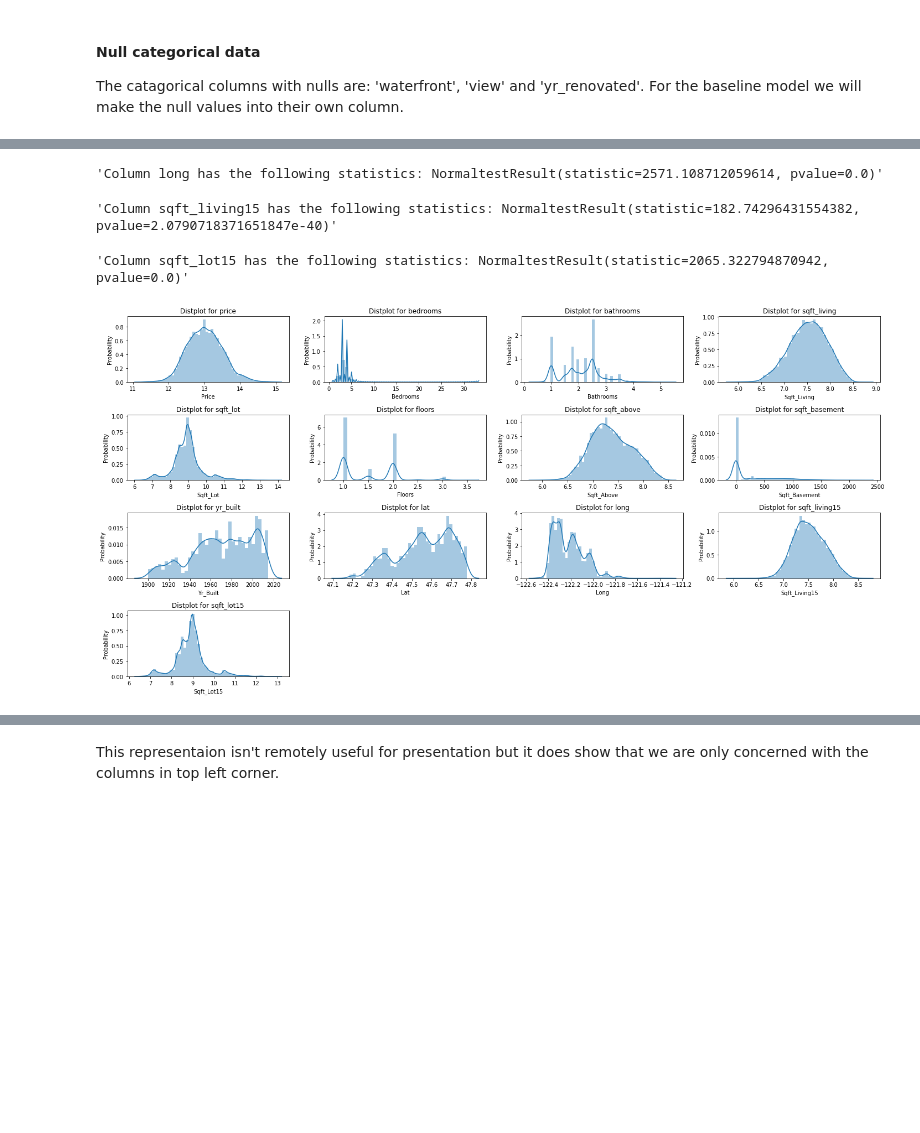
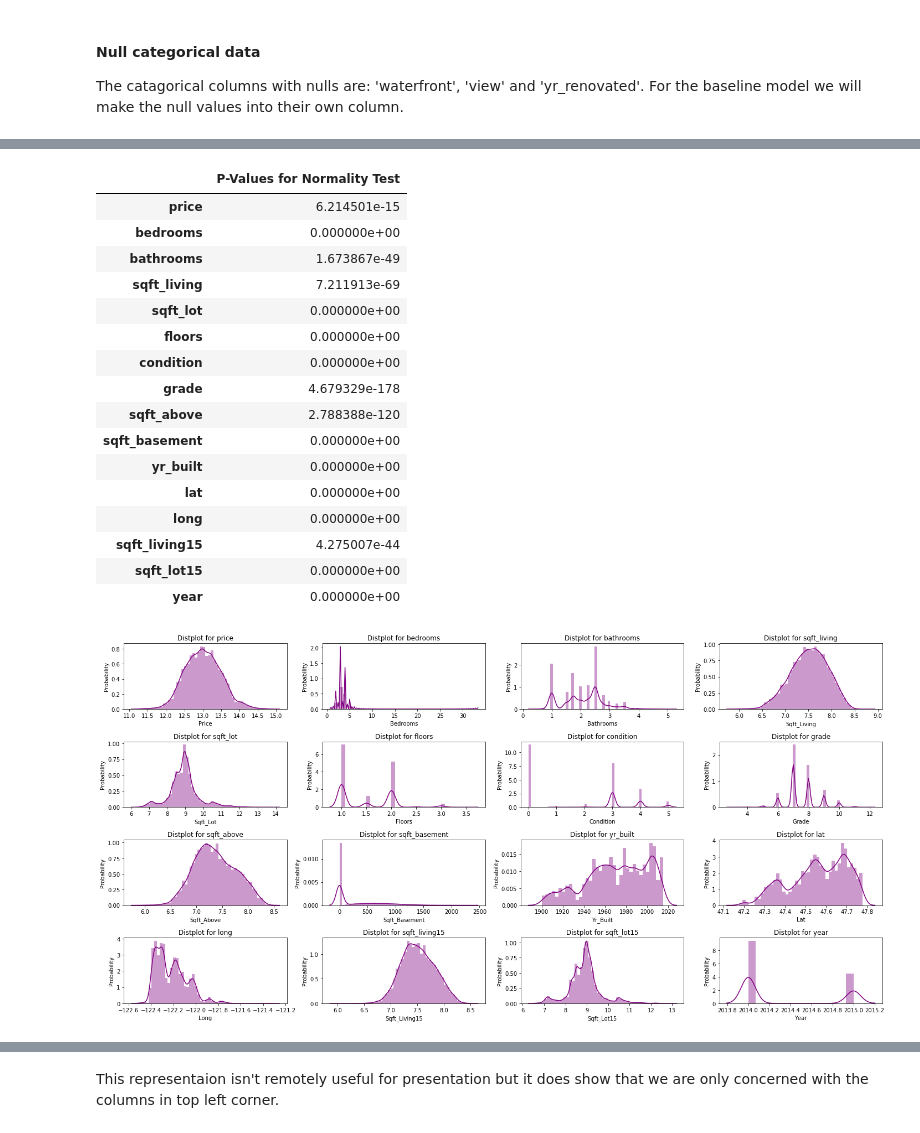
Before and after one commit to minthammock/dsc-mod-2-project-v2-1-onl01-dtsc-pt-041320, a Jupyter notebook: student.ipynb, the cells around one changed output, grey strips where cells are left out. Saved outputs shown, nothing was run; the diff lists cells and outputs as text; code cells hidden in the pictures; blank space fills up the shorter version.

```diff
--- a/student.ipynb
+++ b/student.ipynb
@@ -110,3 +110,12 @@ dtype: object
+# %%
+# Use the datetime module to create the new columns
+dfInitial['day'] = pd.to_datetime(dfInitial['date']).dt.day_name()
+dfInitial['month'] = pd.DatetimeIndex(pd.to_datetime(dfInitial['date'])).month
+dfInitial['year'] = pd.DatetimeIndex(pd.to_datetime(dfInitial['date'])).year
+dfInitial['date']
+
+# We drop the original date column which has been parted out into multiple pieces
+dfInitial.drop(columns = 'date', inplace = True)
 # %% [markdown]
 ### Numerical
 # %% [markdown]
@@ -145,13 +137,15 @@ We now look to re-assign to categories. When looking at our columns, there are s
 # %%
 # We are going to do something special to the 'yr_renovated' column to change its type to  first
 dfInitial['yr_renovated'] = dfInitial['yr_renovated'].apply(lambda x: int(x) if x == None else x)
+
 # dfInitial['yr_renovated'] = dfInitial['yr_renovated'].astype('object')
 dfInitial['view'] = dfInitial['view'].apply(lambda x: int(x) if x == None else x)
 dfInitial['view'] = dfInitial['view'].astype('object')
-catCols = ['waterfront', 'view', 'condition', 'grade', 'zipcode'] #'yr_built', 'yr_renovated',
+catCols = ['waterfront', 'zipcode', 'day', 'month']
 dfInitial[catCols] = dfInitial[catCols].astype('category')
+
+# A final check to make sure that everything took.
 dfInitial.info()
-dfInitial['yr_renovated']
 # %% [output]
 <class 'pandas.core.frame.DataFrame'>
 RangeIndex: 21597 entries, 0 to 21596
@@ -327,0 +306,2 @@ Our data is almost clean enough to begin modeling. The final step will be to rem
+# %%
+dfInitial['yr_renovated'] = dfInitial['yr_renovated'].astype('category')
@@ -328,4 +313,4 @@ Our data is almost clean enough to begin modeling. The final step will be to rem
 # %%
-dfInitial = customModule.dropNumericOutliers(dfInitial, stdRange = 3, outliersPerRow = 1)
+dfInitial = customModule.dropNumericOutliers(dfInitial, stdRange = 2.8, outliersPerRow = 1)
 dfInitial
 # %% [output]
@@ -555,16 +552,41 @@ This are looking linear in general. We will proceed with the baseline model as t
 # %%
+# Here we drop the id column as it will not be used in our model
 dfNumeric = dfPreprocessed.select_dtypes(['int64','float64']).drop(labels = 'id', axis = 1).copy()
+
+# We have identified the columns that will benefit from log transformation under the hood. Running this code block
+# without the transformation will show as much.
 locColumns = ['price', 'sqft_living', 'sqft_living15', 'sqft_above', 'sqft_lot', 'sqft_lot15']
 dfNumeric[locColumns] = dfNumeric[locColumns].applymap(lambda x: np.log(x))
+
+# we now plot the distribution for each column and display a dataframe with the pvalues from a rigorous normal test
 plt.figure(figsize=(20,10))
 plotNum = 1
+pvalueDict = {}
 for x in dfNumeric.columns:
-    axes = plt.subplot(4, 4, plotNum)
-    sns.distplot(a = dfNumeric[x], ax = axes, norm_hist = True)
-    plotNum += 1
-    plt.title(f'Distplot for {x}')
-    plt.xlabel(f'{x.title()}')
-    plt.ylabel(f'Probability')
-    display(f'Column {x} has the following statistics: {stats.normaltest(dfNumeric[x])}')
+    try:
+        axes = plt.subplot(4, 4, plotNum)
+        sns.distplot(a = dfNumeric[x], ax = axes, norm_hist = True, color = 'purple')
+        plotNum += 1
+        plt.title(f'Distplot for {x}')
+        plt.xlabel(f'{x.title()}')
+        plt.ylabel(f'Probability')
+        pvalueDict[x] = stats.normaltest(dfNumeric[x])[1]
+#         display(f'Column {x} has the following statistics: {stats.normaltest(dfNumeric[x])}')
+    except:
+        print(f'''
+                  Column, {x}, did not yield a visual because
+                  the vast majority of the entries are 0.
+                  The seaborn.distplot method of plotting is
+                  protected against outliers and hense does not
+                  detect out the non-zero data. However, for the
+                  remainder of the analysis we want to keep this info,
+                  thus we skip the visual but note that analysis
+                  will contine without error
+              ''')
+
+# create the pvalues df from the various normal test preformed
+dfTemp = pd.DataFrame(pvalueDict.values(), index = pvalueDict.keys())
+dfTemp.columns = ['P-Values for Normality Test']
+display(dfTemp)
 plt.tight_layout()
 # %% [output]
@@ -581,7 +601,21 @@ plt.tight_layout()
-'Column long has the following statistics: NormaltestResult(statistic=2571.108712059614, pvalue=0.0)'
-'Column sqft_living15 has the following statistics: NormaltestResult(statistic=182.74296431554382, pvalue=2.0790718371651847e-40)'
-'Column sqft_lot15 has the following statistics: NormaltestResult(statistic=2065.322794870942, pvalue=0.0)'
+|  | P-Values for Normality Test |
+| price | 6.214501e-15 |
+| bedrooms | 0.000000e+00 |
+| bathrooms | 1.673867e-49 |
+| sqft_living | 7.211913e-69 |
+| sqft_lot | 0.000000e+00 |
+| floors | 0.000000e+00 |
+| condition | 0.000000e+00 |
+| grade | 4.679329e-178 |
+| sqft_above | 2.788388e-120 |
+| sqft_basement | 0.000000e+00 |
+| yr_built | 0.000000e+00 |
+| lat | 0.000000e+00 |
+| long | 0.000000e+00 |
+| sqft_living15 | 4.275007e-44 |
+| sqft_lot15 | 0.000000e+00 |
+| year | 0.000000e+00 |
-[figure, old version]
+[figure, new version]
 # %% [markdown]
 Alas, according to a rigorous test for normality, all numerical columns fail. While normal data would be beneficial, what we really need are for residuals to be normal. Note: For the baseline model we will not be preforming log transforms.
 
```
Also changed, not shown: parts of 69 cells of this notebook, 1 other file.
